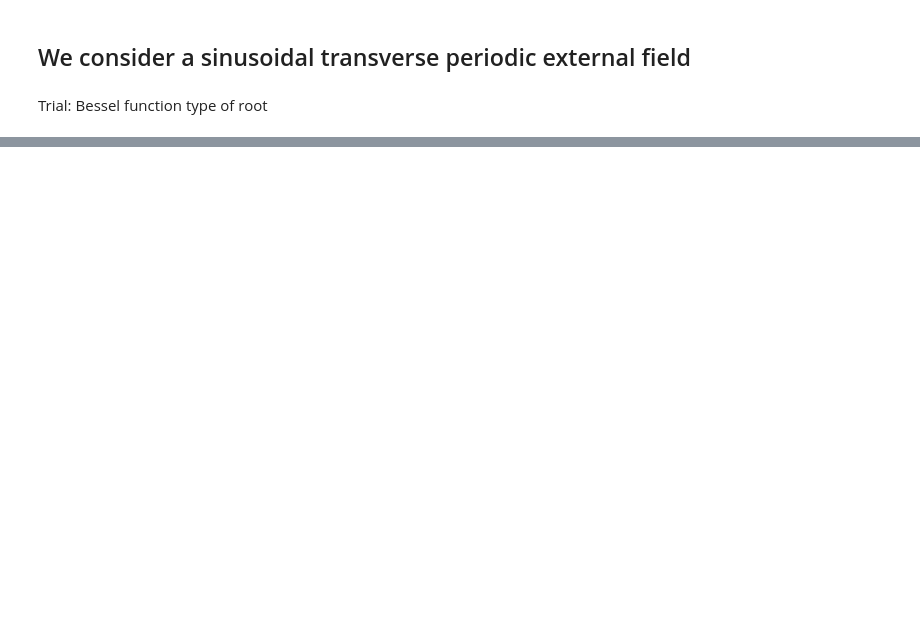
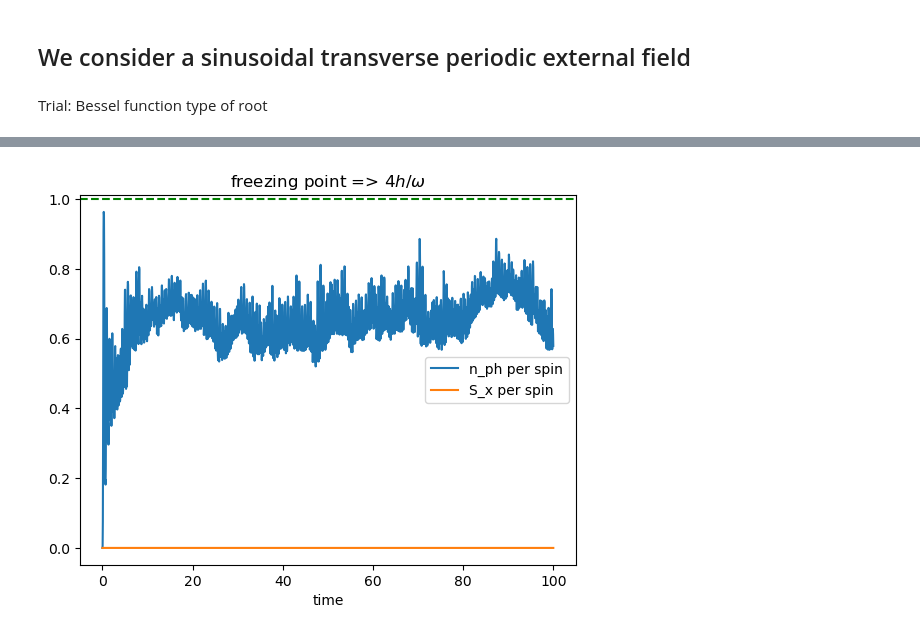
Before and after one commit to rahmahi/DMBL-Engine, a Jupyter notebook: Codes/transverse_photonic_time_evolve.ipynb, the cells around one changed output, grey strips where cells are left out. Drawn from its saved outputs; the diff is of its cells as text; code cells hidden in the pictures; blank space fills up the shorter version.

```diff
--- a/Codes/transverse_photonic_time_evolve.ipynb
+++ b/Codes/transverse_photonic_time_evolve.ipynb
@@ -191,0 +295,82 @@ plt.show()
+# %%
+import numpy as np
+import matplotlib.pyplot as plt
+from qutip import tensor, qeye, destroy, basis, sigmax, sesolve
+from scipy.special import jn_zeros
+
+# -------------------------
+# parameters
+N = 6        # number of spins
+n_ph = 20      # photon cutoff
+hbar = 1.0
+
+beta = float('inf')
+Jvalue = 1
+omega = 20
+g0 = jn_zeros(0,2)[0] * omega / 4
+
+H0 = h0_ham(N, beta, Jvalue)
+H0 = tensor(H0, qeye(n_ph))
+
+# time
+ttop = 100
+
+# photon operators
+a = destroy(n_ph)
+adag = a.dag()
+I_ph = qeye(n_ph)
+
+# spin identity (N qubits)
+I_spin_full = tensor(*[qeye(2) for _ in range(N)])
+
+# collective Sx
+Sx_spin = 0.5 * sum(spin_only_op(sigmax(), i, N) for i in range(N))
+
+# full operator (a+a†) ⊗ Sx
+V = tensor(a + adag, Sx_spin)
+
+H0 = Qobj(H0.full())
+V = Qobj(V.full())
+
+H = H0 + V
+# time-dependence
+'''
+    Try to get an idea if there is true-freezing at some of the drive paramter
+
+    J_0(2 g_0 /w) = 0
+
+'''
+# Hamiltonian list for sesolve
+#H_td = [[H, coeff]]
+H_td = [H0, [V, g_t]]
+
+# -------------------------
+# initial state: photon vacuum ⊗ all spins up
+spin_up = tensor(*([basis(2, 0)] * N))
+psi0 = tensor(basis(n_ph, 0), spin_up)
+
+# observables: photon number, Sx
+op_nph = tensor(adag*a, I_spin_full)
+op_Sx  = tensor(I_ph, Sx_spin)
+
+# evolve
+tlist = np.linspace(0, ttop,  ttop * 20 + 1)
+opts = Options(nsteps=1e5)
+args = {'omega': 10.0, 'g0': g0, 'opts':opts}
+result = sesolve(H_td, psi0, tlist, e_ops=[op_nph, op_Sx], args=args)
+
+# extract results
+nph_t = np.real(result.expect[0]) / N
+Sx_t  = np.real(result.expect[1]) / N
+
+# plot
+plt.plot(tlist, nph_t, label='n_ph per spin')
+plt.plot(tlist, Sx_t, label='S_x per spin')
+plt.xlabel("time")
+plt.legend()
+
+plt.title(r"freezing point => $4h/\omega$")
+plt.axhline(y =1, ls = '--', color = 'green')
+plt.show()
+# %% [output]
+[figure, added]
```
Also changed, not shown: parts of 4 cells of this notebook.
